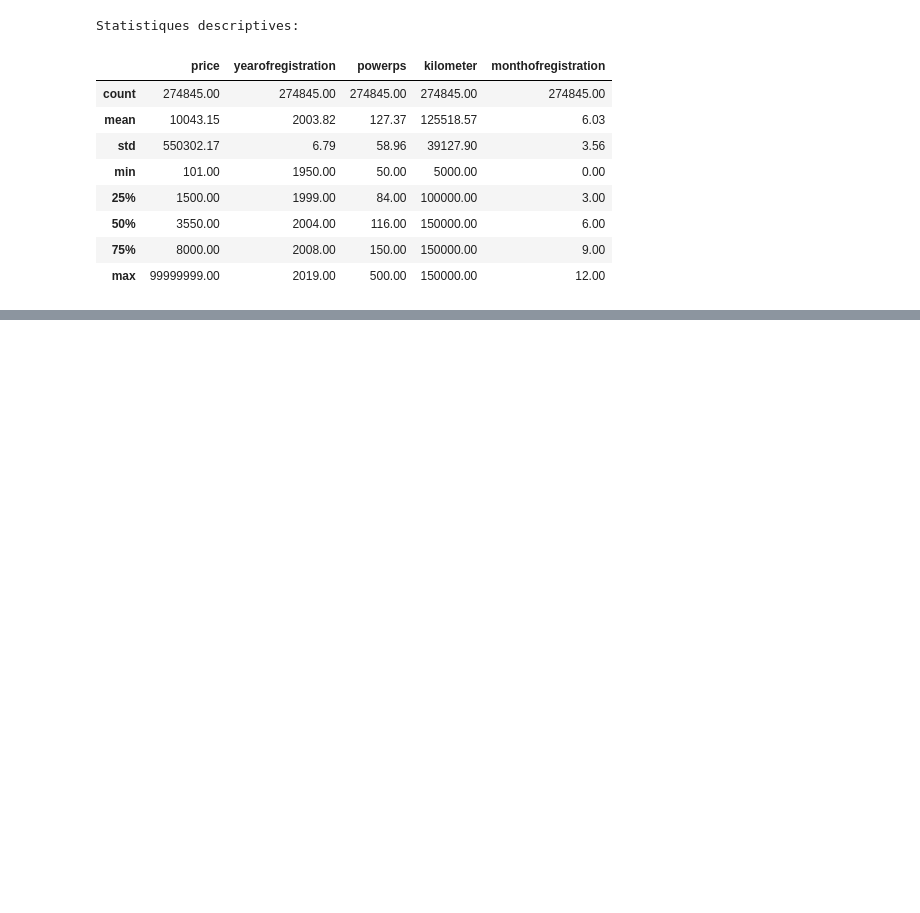
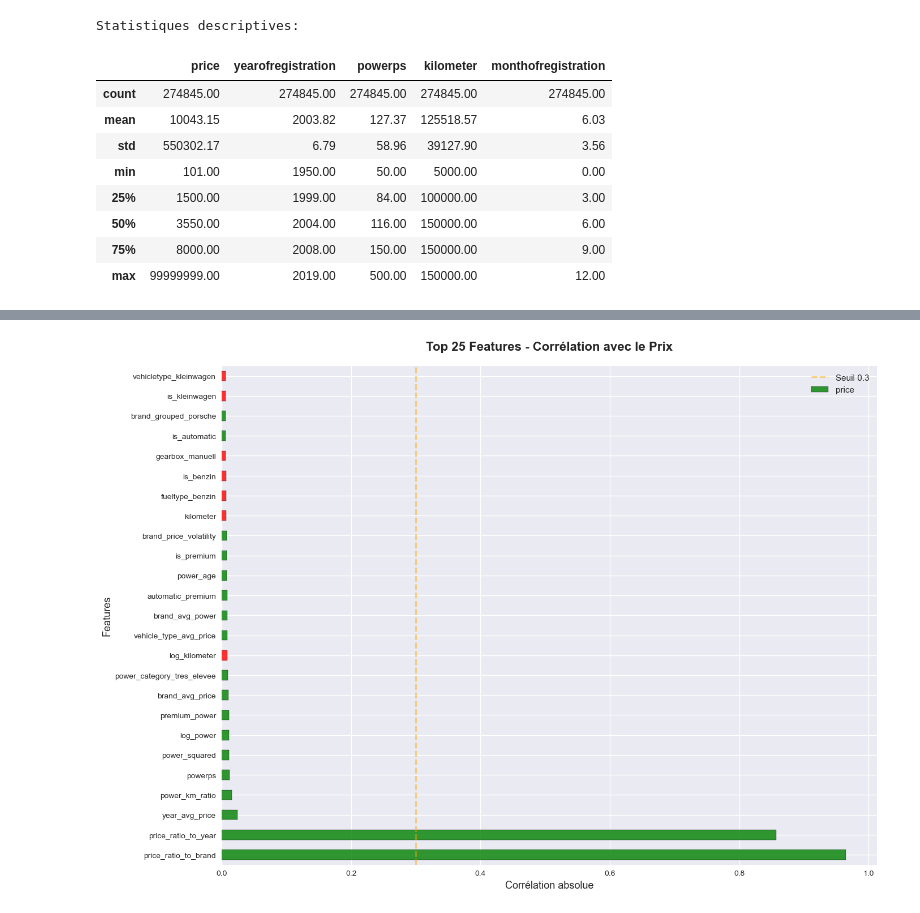
Before and after one commit to hugodbrnn/Machine-learning-project-cars, a Jupyter notebook: project.ipynb, the cells around one changed output, grey strips where cells are left out. Drawn from its saved outputs; the diff is of its cells as text; code cells hidden in the pictures; blank space fills up the shorter version.

Commit message:
Mise à jour finale du Featuring

```diff
--- a/project.ipynb
+++ b/project.ipynb
@@ -254,0 +745,7 @@ Statistiques descriptives:
+# %%
+# Reconstituer le dataframe final
+df_final = pd.concat([X, y], axis=1)
+
+print(f"\nDataset final shape: {df_final.shape}")
+print(f"Features: {df_final.shape[1] - 1}")
+print(f"Target: price")
@@ -254,0 +756,18 @@ Statistiques descriptives:
+# %%
+# Vérifier et supprimer toutes les colonnes non-numériques restantes
+print("Vérification des types de colonnes avant corrélation...")
+print(f"\nTypes de données dans df_final:")
+print(df_final.dtypes.value_counts())
+
+# Identifier les colonnes non-numériques
+non_numeric_cols = df_final.select_dtypes(include=['object']).columns.tolist()
+
+if non_numeric_cols:
+    print(f"\nColonnes non-numériques détectées : {non_numeric_cols}")
+    print(f"Ces colonnes seront supprimées avant le calcul de corrélation.")
+    df_final = df_final.drop(columns=non_numeric_cols)
+    print(f"Shape après suppression : {df_final.shape}")
+else:
+    print("\nAucune colonne non-numérique détectée")
+
+print(f"\nDataset prêt pour l'analyse de corrélation")
@@ -254,0 +791,6 @@ Statistiques descriptives:
+# %%
+# Calculer les corrélations
+correlations = df_final.corr()['price'].abs().sort_values(ascending=False)
+
+print(f"\nTop 30 features corrélées avec le prix:\n")
+print(correlations.head(30).to_string())
@@ -254,0 +815,16 @@ Statistiques descriptives:
+# %%
+# Visualisation - Top 25 features
+plt.figure(figsize=(14, 10))
+top_corr = correlations.head(26)[1:]  # Exclure price lui-même
+colors = ['green' if x > 0 else 'red' for x in df_final.corr()['price'][top_corr.index]]
+top_corr.plot(kind='barh', color=colors, edgecolor='black', alpha=0.8)
+plt.title('Top 25 Features - Corrélation avec le Prix', fontsize=16, fontweight='bold', pad=20)
+plt.xlabel('Corrélation absolue', fontsize=13)
+plt.ylabel('Features', fontsize=13)
+plt.axvline(x=0.3, color='orange', linestyle='--', linewidth=2, alpha=0.5, label='Seuil 0.3')
+plt.legend(fontsize=11)
+plt.tight_layout()
+plt.savefig('feature_correlation_top25.png', dpi=300, bbox_inches='tight')
+plt.show()
+# %% [output]
+[figure, added]
```
Also changed, not shown: parts of 59 cells of this notebook, 3 other files.
